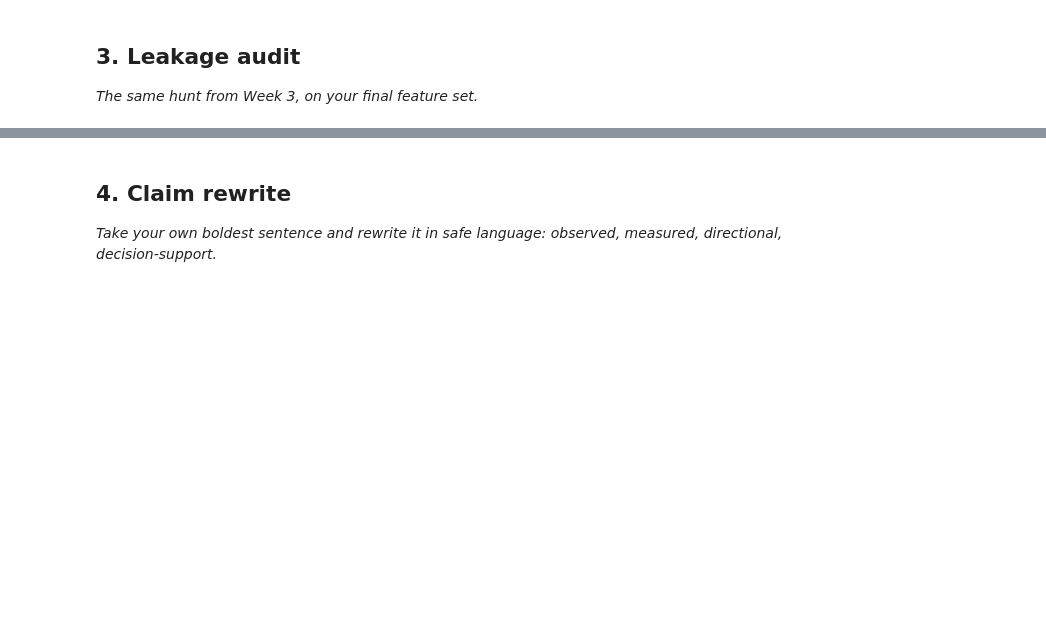
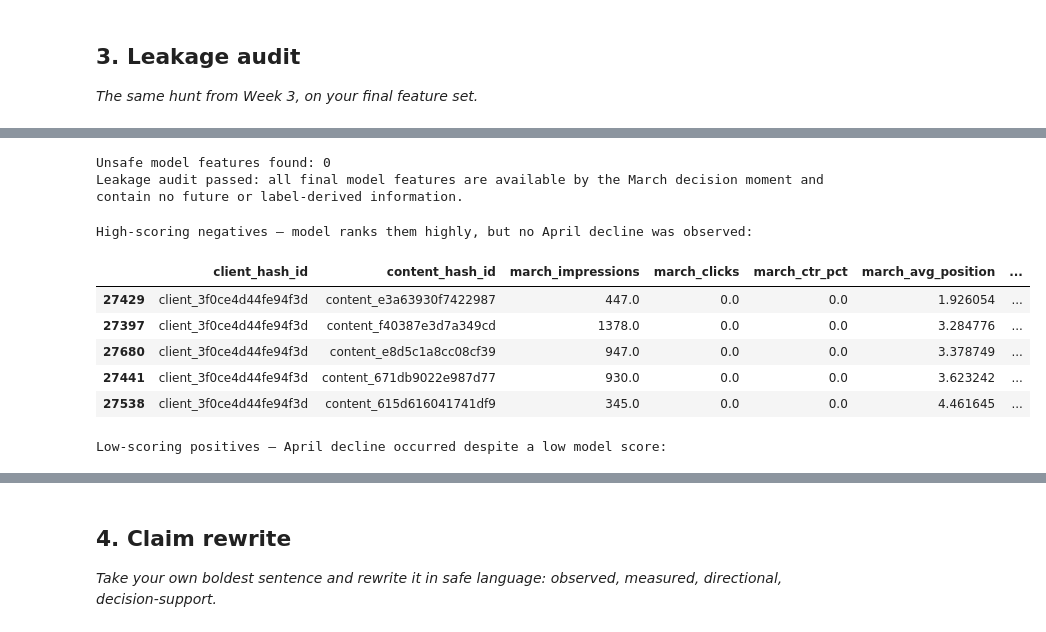
Before and after one commit to Abdelrahmanshaheen1/flyrank-ml-internship, a Jupyter notebook: work/notebooks/w06_validation_audit.ipynb, the cells around one changed output, grey strips where cells are left out. Cells and saved outputs as stored; diff of their text form; code cells hidden in the pictures; blank space fills up the shorter version.

```diff
--- a/work/notebooks/w06_validation_audit.ipynb
+++ b/work/notebooks/w06_validation_audit.ipynb
@@ -20,0 +461,37 @@ This skeleton is yours to fill. Work the sections **in order** — each one has
+# %%
+unsafe_features = leakage_audit[
+    (leakage_audit["role"] == "feature")
+    & (
+        (~leakage_audit["available_at_decision_time"])
+        | leakage_audit["future_window"]
+        | leakage_audit["label_derived"]
+    )
+]
+
+print(f"Unsafe model features found: {len(unsafe_features)}")
+
+assert len(unsafe_features) == 0
+
+print(
+    "Leakage audit passed: all final model features "
+    "are available by the March decision moment "
+    "and contain no future or label-derived information."
+)
+# %% [output]
+Unsafe model features found: 0
+Leakage audit passed: all final model features are available by the March decision moment and contain no future or label-derived information.
+# %%
+print("High-scoring negatives — model ranks them highly, but no April decline was observed:")
+display(false_positives)
+
+print("\nLow-scoring positives — April decline occurred despite a low model score:")
+display(false_negatives)
+# %% [output]
+High-scoring negatives — model ranks them highly, but no April decline was observed:
+|  | client_hash_id | content_hash_id | march_impressions | march_clicks | march_ctr_pct | march_avg_position | ... |
+| 27429 | client_3f0ce4d44fe94f3d | content_e3a63930f7422987 | 447.0 | 0.0 | 0.0 | 1.926054 | ... |
+| 27397 | client_3f0ce4d44fe94f3d | content_f40387e3d7a349cd | 1378.0 | 0.0 | 0.0 | 3.284776 | ... |
+| 27680 | client_3f0ce4d44fe94f3d | content_e8d5c1a8cc08cf39 | 947.0 | 0.0 | 0.0 | 3.378749 | ... |
+| 27441 | client_3f0ce4d44fe94f3d | content_671db9022e987d77 | 930.0 | 0.0 | 0.0 | 3.623242 | ... |
+| 27538 | client_3f0ce4d44fe94f3d | content_615d616041741df9 | 345.0 | 0.0 | 0.0 | 4.461645 | ... |
+Low-scoring positives — April decline occurred despite a low model score:
```
Also changed, not shown: parts of 12 cells of this notebook.
